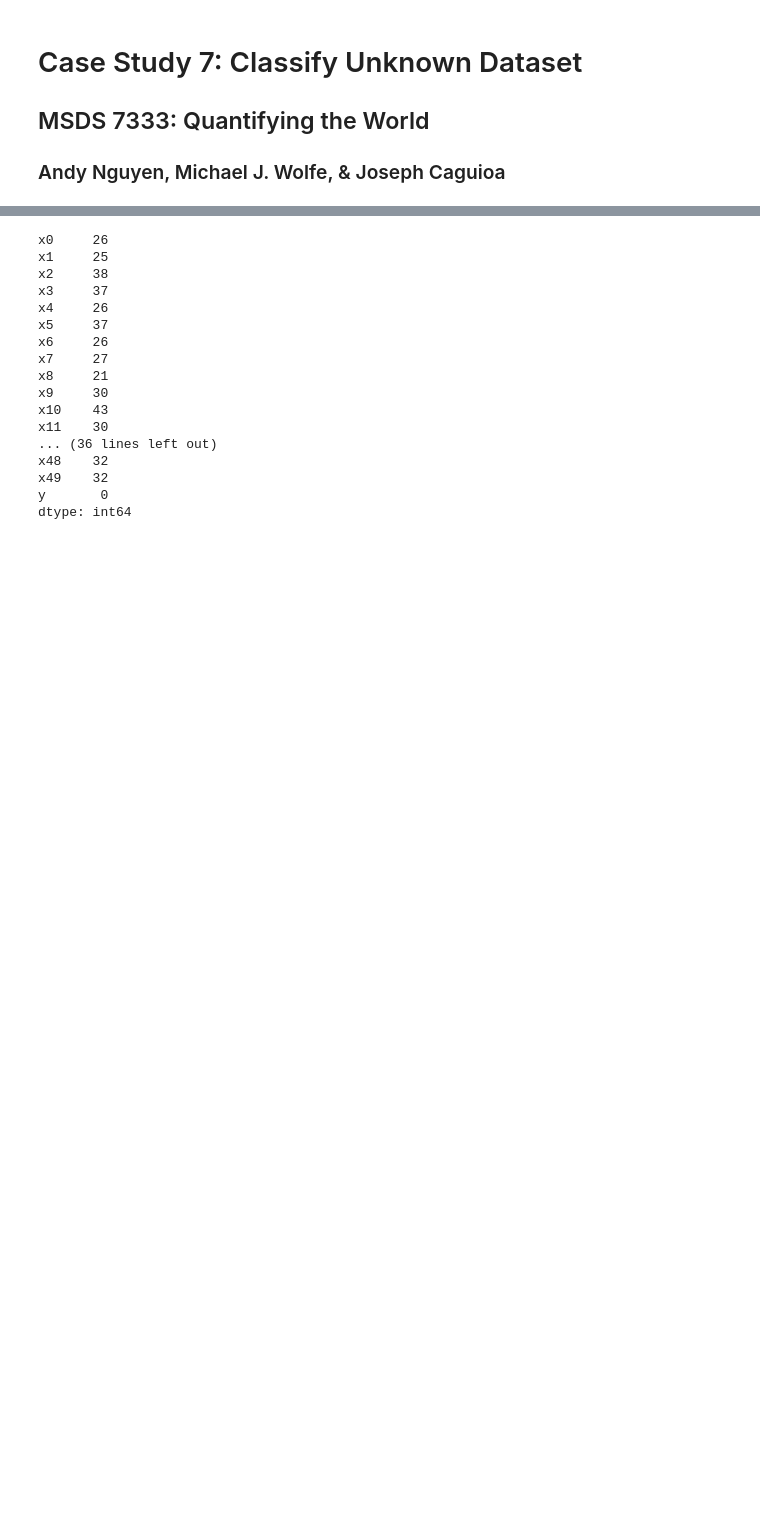
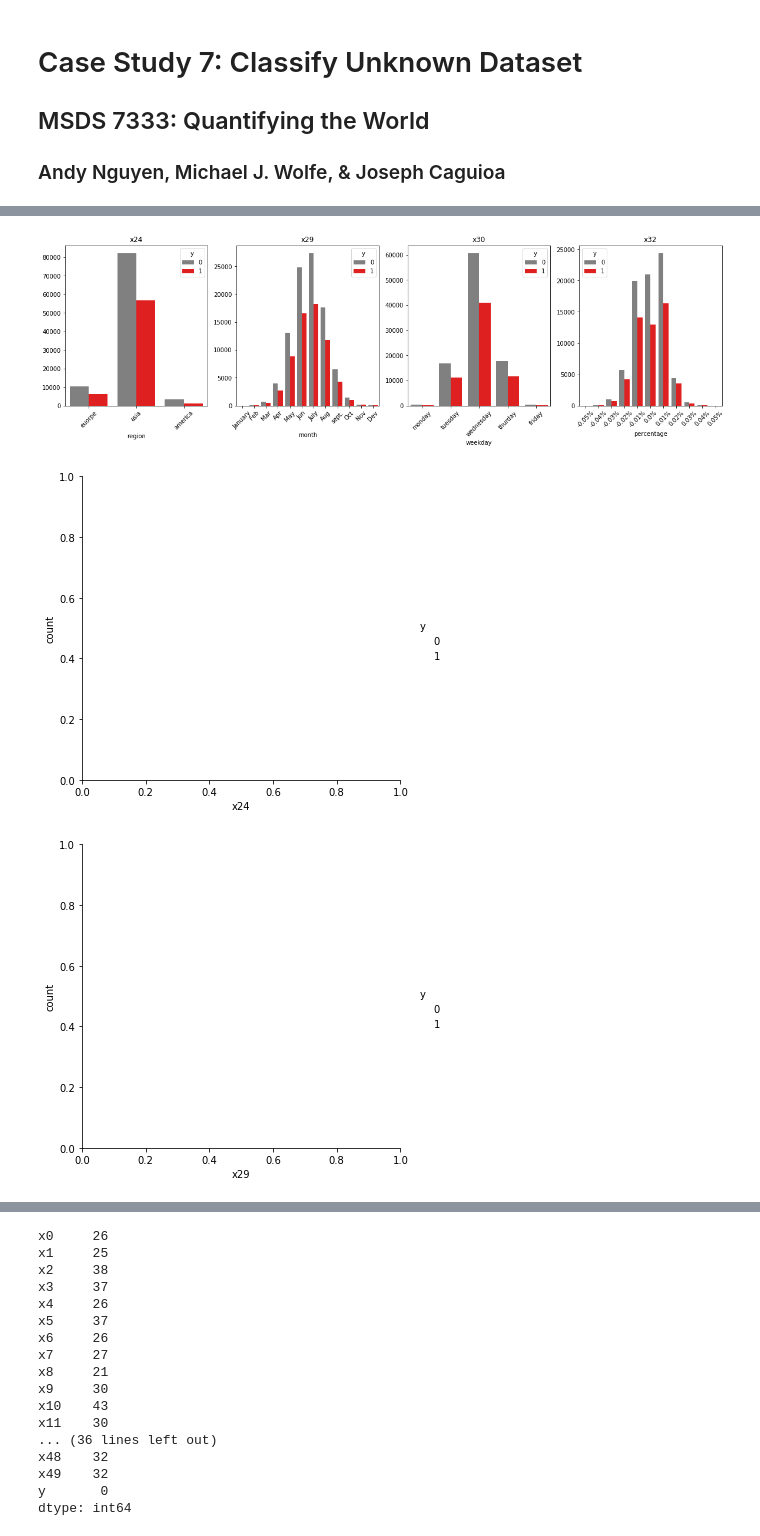
Before and after one commit to J-Caguioa/QTW-CaseStudy7, a Jupyter notebook: QTW_Final_Project.ipynb, the cells around one changed output, grey strips where cells are left out. Saved outputs shown, nothing was run; the diff lists cells and outputs as text; code cells hidden in the pictures; blank space fills up the shorter version.

```diff
--- a/QTW_Final_Project.ipynb
+++ b/QTW_Final_Project.ipynb
@@ -28,0 +167,16 @@ data.describe()
+# %%
+# Categorical features plotted by target y
+plt.close()
+fig, ax = plt.subplots(1, len(categorical_features), figsize=(20, 5))
+for i, categorical_feature in enumerate(data[categorical_features]):
+    sns.catplot(data = data, x = categorical_feature, order = reorder_dict[categorical_feature],
+                kind = 'count', hue = 'y', palette = y_col, ax = ax[i])
+    ax[i].set_title(categorical_feature)
+    ax[i].tick_params(axis='x', labelrotation=45)
+    ax[i].set_xlabel(xaxis_dict[categorical_feature])
+    ax[i].set_ylabel('')
+plt.tight_layout()
+# %% [output]
+[figure, added]
+[figure, added]
+[figure, added]
```
Also changed, not shown: parts of 26 cells of this notebook.
